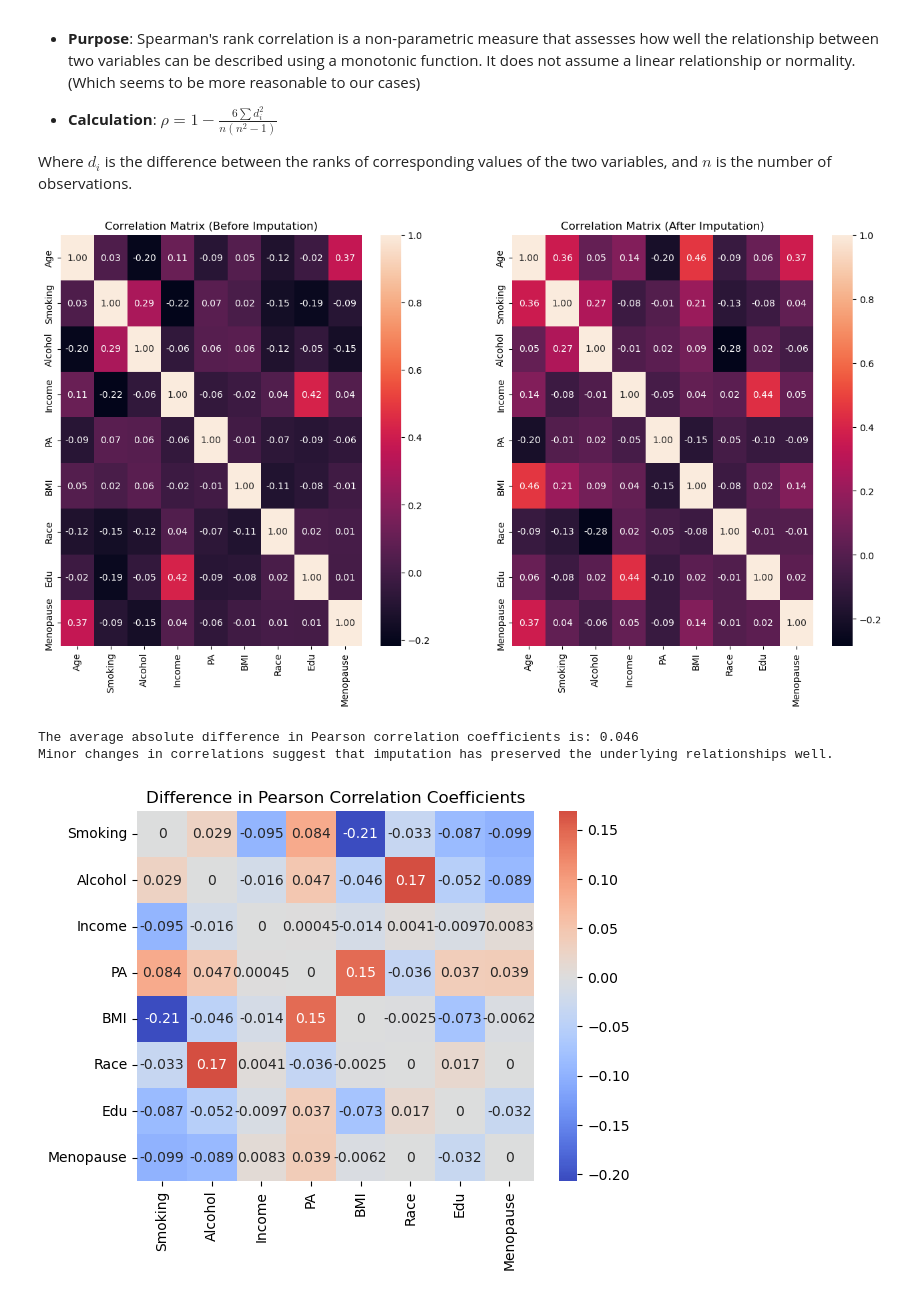
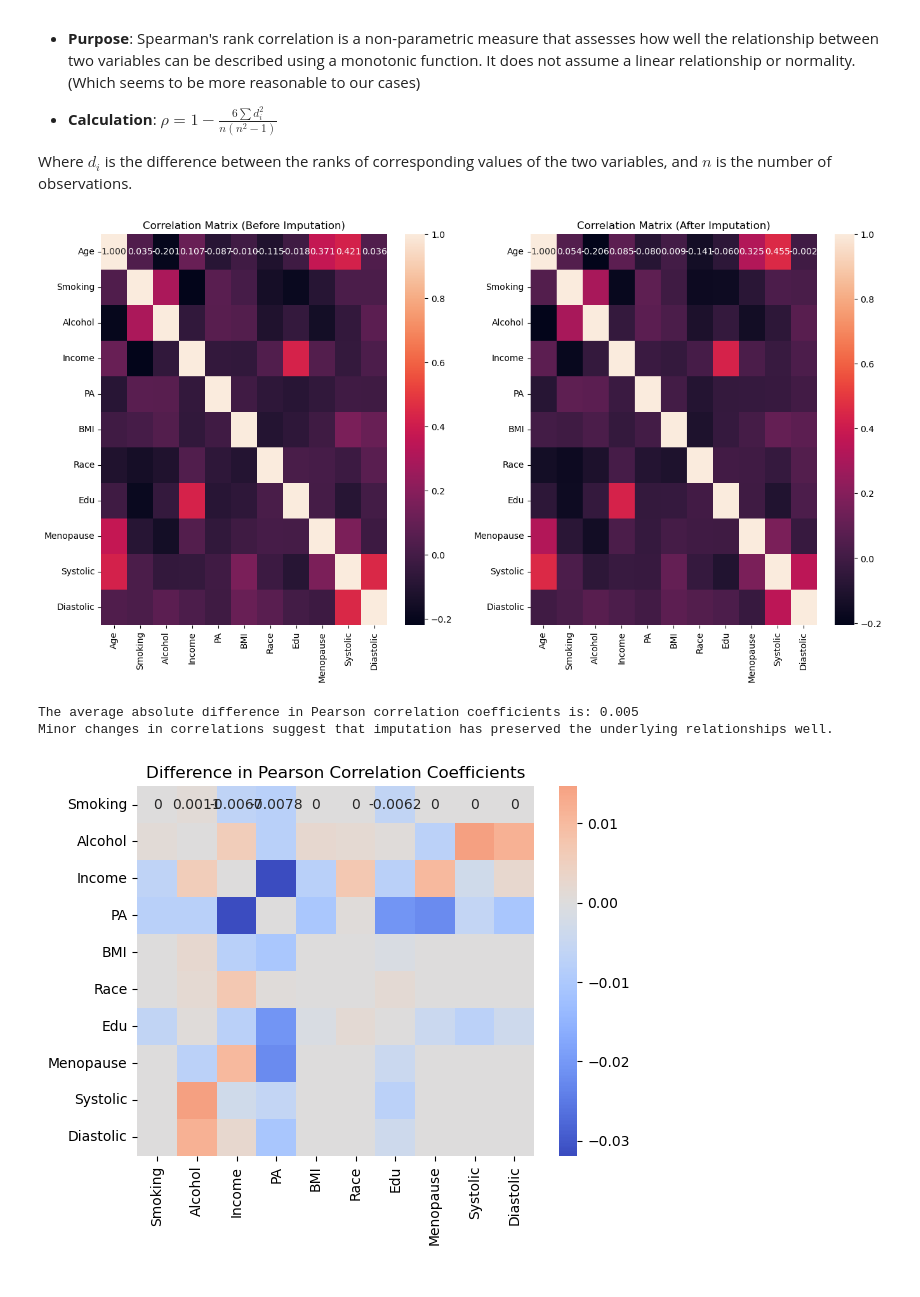
Before and after one commit to ZhaohanXing/ORIE5741_Project, a Jupyter notebook: MissingValues.ipynb, the cells around one changed output. Saved outputs shown, nothing was run; the diff lists cells and outputs as text; code cells hidden in the pictures.

```diff
--- a/MissingValues.ipynb
+++ b/MissingValues.ipynb
@@ -77,0 +116,12 @@ Name: Age, dtype: float64
+# %%
+# Deal with the BMI by imputing by median
+# Calculate the median value for the 'BMI' column
+df_adult_noNAFill = df_adult.copy()
+median_bmi = df_adult['BMI'].median()
+df_adult['BMI'] = df_adult['BMI'].fillna(median_bmi)
+# also with Systolic, Diastolic
+median_systolic = df_adult['Systolic'].median()
+df_adult['Systolic'] = df_adult['Systolic'].fillna(median_systolic)
+
+median_diastolic = df_adult['Diastolic'].median()
+df_adult['Diastolic'] = df_adult['Diastolic'].fillna(median_diastolic)
@@ -78,7 +144,7 @@ Name: Age, dtype: float64
 # %%
 # Here, ID is the observation records which is not used to our imputation process
 # DM is the response for us to compute, so we also exclude it from imputing
-features_to_impute = df.drop(columns=['ID', 'DM'])
+features_to_impute = df_adult.drop(columns=['ID', 'DM', 'BMI','Systolic','Diastolic'])
 # Initialize the IterativeImputer with a RandomForest estimator
 imp = IterativeImputer(estimator=RandomForestClassifier(n_estimators=100), max_iter=50, random_state=0)
 # Fit the imputer on the data
@@ -88,6 +154,11 @@ imputed_data = imp.transform(features_to_impute)
 
 df_imputed = pd.DataFrame(imputed_data, columns=features_to_impute.columns)
 # %%
-df_final = df.copy()
+df_final = df_adult.copy()
+df_imputed.index = df_adult.index
 df_final.update(df_imputed)
-df_final.to_csv("T2DM_MissingFilled.csv", index=False)
+
+print(df_final)
+print(df_imputed)
+
+df_final.to_csv("T2DM_MissingFilled_FINALVERSION.csv", index=False)
@@ -224,8 +412,8 @@ To see whether the imputation captures the correlation and covariance between ou
 Where $d_i$ is the difference between the ranks of corresponding values of the two variables, and $n$ is the number of observations.
 # %%
 # Calculate correlation matrices
-corr_before = df.drop(['ID', 'DM'], axis=1).dropna().corr()
-corr_after = df_imputed.corr()
+corr_before = df_adult.drop(['ID', 'DM'], axis=1).dropna().corr()
+corr_after = df_final.drop(['ID', 'DM'], axis=1).corr()
 
 # Plot the correlation matrices
 plt.figure(figsize=(16, 8))
@@ -245,37 +433,37 @@ def correlation_stability(df_original, df_imputed, columns):
     corr_imputed = df_imputed[columns].corr(method='pearson')
 
     # Calculate the difference in correlation coefficients
     corr_diff = corr_original - corr_imputed
 
     # Calculate the average absolute difference
     average_diff = corr_diff.abs().mean().mean()
     print(f"The average absolute difference in Pearson correlation coefficients is: {average_diff:.3f}")
 
     # Define thresholds for significance of differences
     if average_diff < 0.1:
         conclusion = "Minor changes in correlations suggest that imputation has preserved the underlying relationships well."
     elif average_diff < 0.3:
         conclusion = "Moderate changes in correlations suggest some potential alterations in relationships due to imputation."
     else:
         conclusion = "Major changes in correlations indicate significant alterations in relationships, which may impact subsequent analyses."
 
     # Print out the conclusion
     print(conclusion)
 
     return corr_diff
 
 # Assuming 'df' is your original DataFrame and 'df_imputed' is the DataFrame after imputation
 # and 'columns' is a list of columns for which you want to check the correlation stability
-corr_diff = correlation_stability(df, df_imputed, columns_to_analyze)
+corr_diff = correlation_stability(df_adult, df_final, columns_to_analyze)
 
 # Visualize the difference in correlation coefficients
 sns.heatmap(corr_diff, annot=True, cmap='coolwarm', center=0)
 plt.title('Difference in Pearson Correlation Coefficients')
 plt.show()
 # %% [output]
-[figure, old version]
+[figure, new version]
-The average absolute difference in Pearson correlation coefficients is: 0.046
+The average absolute difference in Pearson correlation coefficients is: 0.005
 Minor changes in correlations suggest that imputation has preserved the underlying relationships well.
-[figure, old version]
+[figure, new version]
 # %%
 # Calculate correlation matrices using Spearman's method
```
Also changed, not shown: parts of 9 cells of this notebook, 7 other files.
